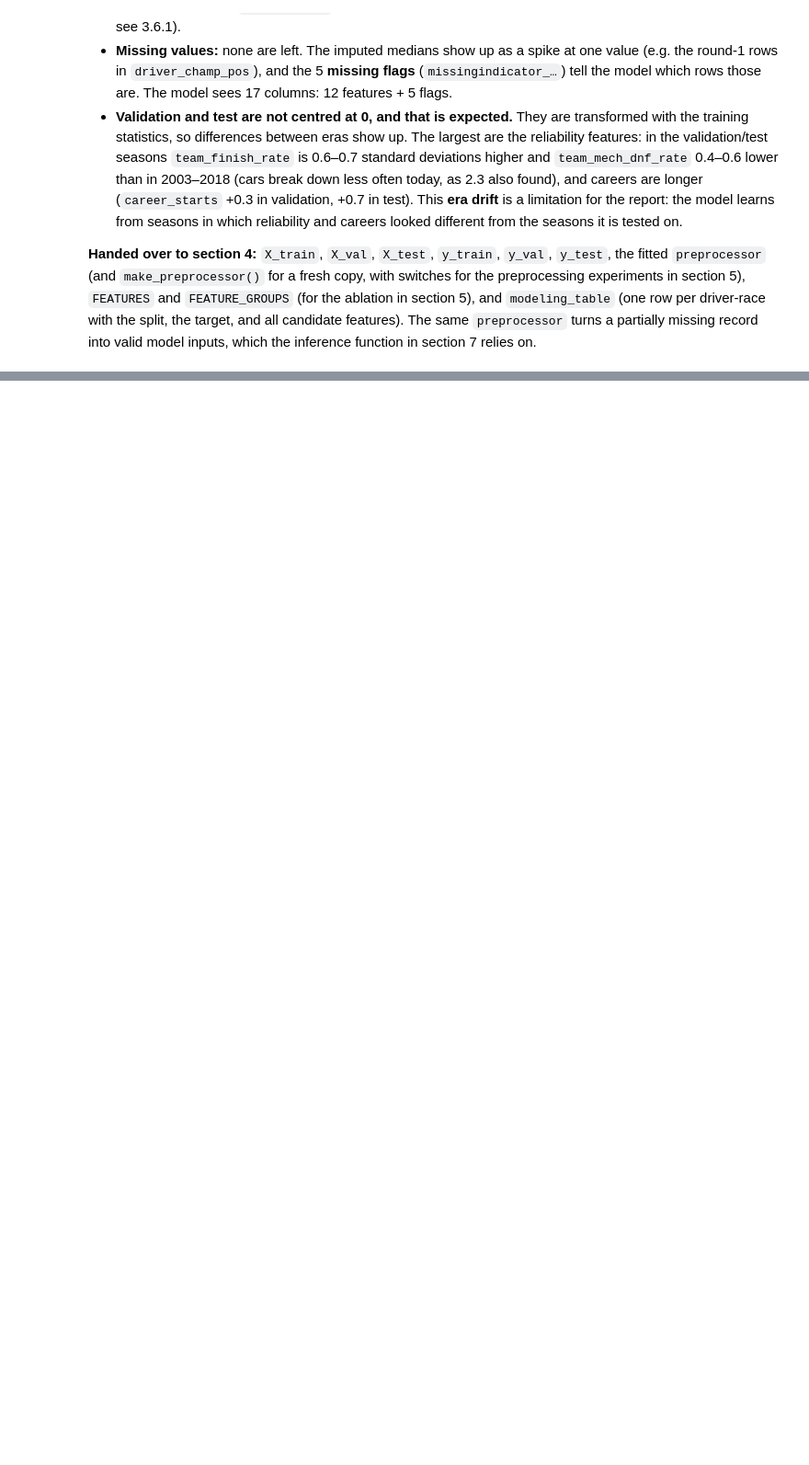
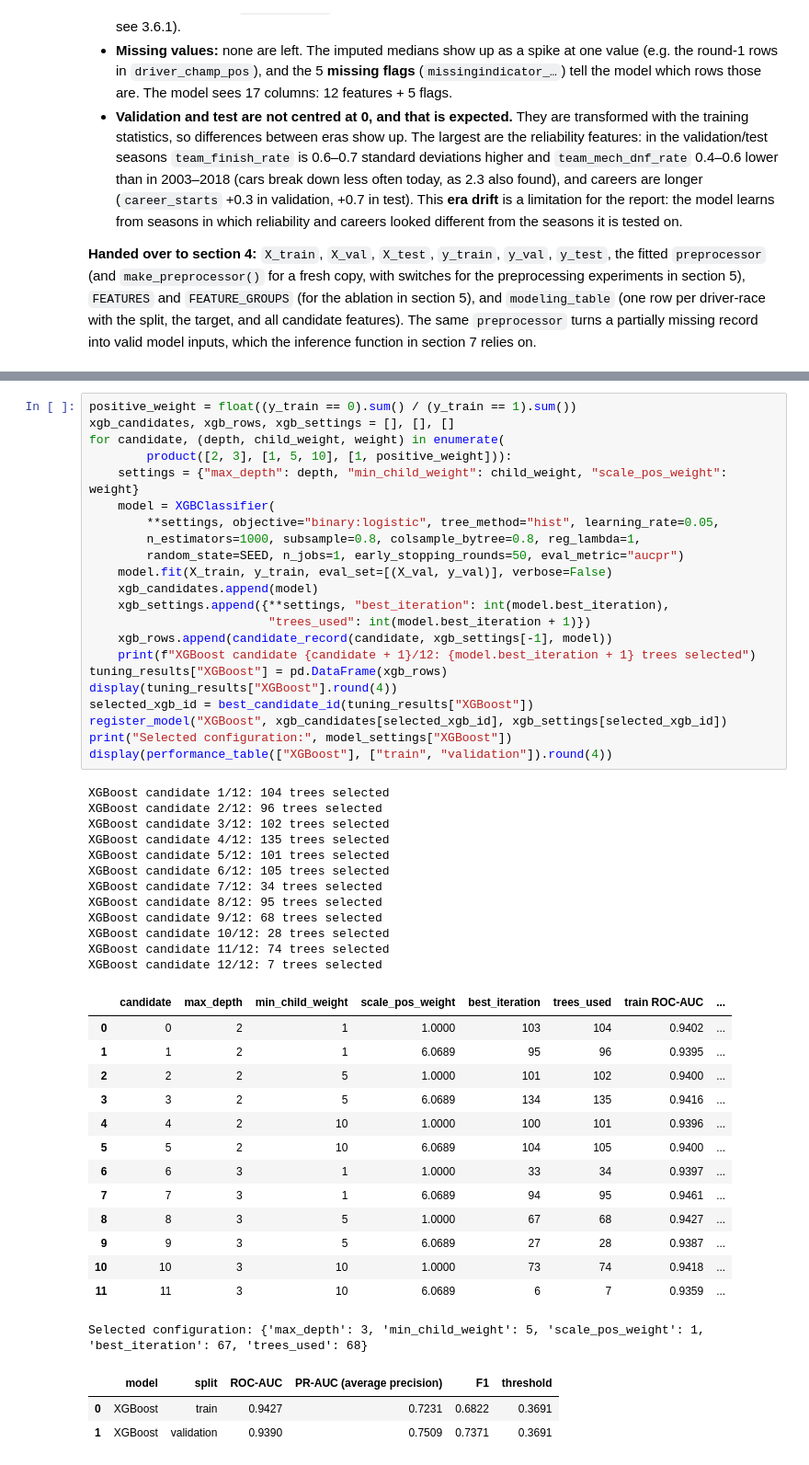
Before and after one commit to Seif2005/ACL2-Project, a Jupyter notebook: Main.ipynb, the cells around one changed output, grey strips where cells are left out. Shown at 92% size. Cells and saved outputs as stored; diff of their text form; blank space fills up the shorter version.

```diff
--- a/Main.ipynb
+++ b/Main.ipynb
@@ -3988,0 +3254,52 @@ depends on the model type.
+# %%
+positive_weight = float((y_train == 0).sum() / (y_train == 1).sum())
+xgb_candidates, xgb_rows, xgb_settings = [], [], []
+for candidate, (depth, child_weight, weight) in enumerate(
+        product([2, 3], [1, 5, 10], [1, positive_weight])):
+    settings = {"max_depth": depth, "min_child_weight": child_weight, "scale_pos_weight": weight}
+    model = XGBClassifier(
+        **settings, objective="binary:logistic", tree_method="hist", learning_rate=0.05,
+        n_estimators=1000, subsample=0.8, colsample_bytree=0.8, reg_lambda=1,
+        random_state=SEED, n_jobs=1, early_stopping_rounds=50, eval_metric="aucpr")
+    model.fit(X_train, y_train, eval_set=[(X_val, y_val)], verbose=False)
+    xgb_candidates.append(model)
+    xgb_settings.append({**settings, "best_iteration": int(model.best_iteration),
+                         "trees_used": int(model.best_iteration + 1)})
+    xgb_rows.append(candidate_record(candidate, xgb_settings[-1], model))
+    print(f"XGBoost candidate {candidate + 1}/12: {model.best_iteration + 1} trees selected")
+tuning_results["XGBoost"] = pd.DataFrame(xgb_rows)
+display(tuning_results["XGBoost"].round(4))
+selected_xgb_id = best_candidate_id(tuning_results["XGBoost"])
+register_model("XGBoost", xgb_candidates[selected_xgb_id], xgb_settings[selected_xgb_id])
+print("Selected configuration:", model_settings["XGBoost"])
+display(performance_table(["XGBoost"], ["train", "validation"]).round(4))
+# %% [output]
+XGBoost candidate 1/12: 104 trees selected
+XGBoost candidate 2/12: 96 trees selected
+XGBoost candidate 3/12: 102 trees selected
+XGBoost candidate 4/12: 135 trees selected
+XGBoost candidate 5/12: 101 trees selected
+XGBoost candidate 6/12: 105 trees selected
+XGBoost candidate 7/12: 34 trees selected
+XGBoost candidate 8/12: 95 trees selected
+XGBoost candidate 9/12: 68 trees selected
+XGBoost candidate 10/12: 28 trees selected
+XGBoost candidate 11/12: 74 trees selected
+XGBoost candidate 12/12: 7 trees selected
+|  | candidate | max_depth | min_child_weight | scale_pos_weight | best_iteration | trees_used | train ROC-AUC | ... |
+| 0 | 0 | 2 | 1 | 1.0000 | 103 | 104 | 0.9402 | ... |
+| 1 | 1 | 2 | 1 | 6.0689 | 95 | 96 | 0.9395 | ... |
+| 2 | 2 | 2 | 5 | 1.0000 | 101 | 102 | 0.9400 | ... |
+| 3 | 3 | 2 | 5 | 6.0689 | 134 | 135 | 0.9416 | ... |
+| 4 | 4 | 2 | 10 | 1.0000 | 100 | 101 | 0.9396 | ... |
+| 5 | 5 | 2 | 10 | 6.0689 | 104 | 105 | 0.9400 | ... |
+| 6 | 6 | 3 | 1 | 1.0000 | 33 | 34 | 0.9397 | ... |
+| 7 | 7 | 3 | 1 | 6.0689 | 94 | 95 | 0.9461 | ... |
+| 8 | 8 | 3 | 5 | 1.0000 | 67 | 68 | 0.9427 | ... |
+| 9 | 9 | 3 | 5 | 6.0689 | 27 | 28 | 0.9387 | ... |
+| 10 | 10 | 3 | 10 | 1.0000 | 73 | 74 | 0.9418 | ... |
+| 11 | 11 | 3 | 10 | 6.0689 | 6 | 7 | 0.9359 | ... |
+Selected configuration: {'max_depth': 3, 'min_child_weight': 5, 'scale_pos_weight': 1, 'best_iteration': 67, 'trees_used': 68}
+|  | model | split | ROC-AUC | PR-AUC (average precision) | F1 | threshold |
+| 0 | XGBoost | train | 0.9427 | 0.7231 | 0.6822 | 0.3691 |
+| 1 | XGBoost | validation | 0.9390 | 0.7509 | 0.7371 | 0.3691 |
```
Also changed, not shown: parts of 92 cells of this notebook.
